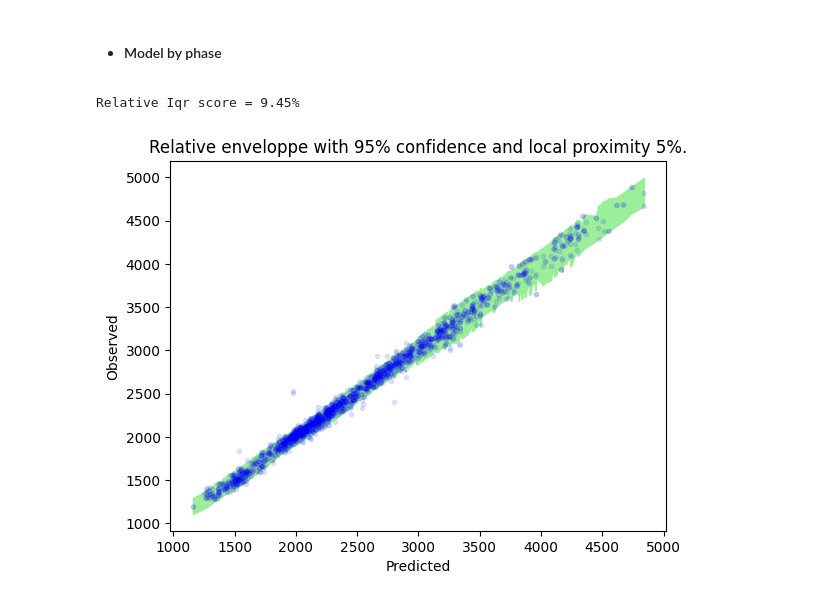
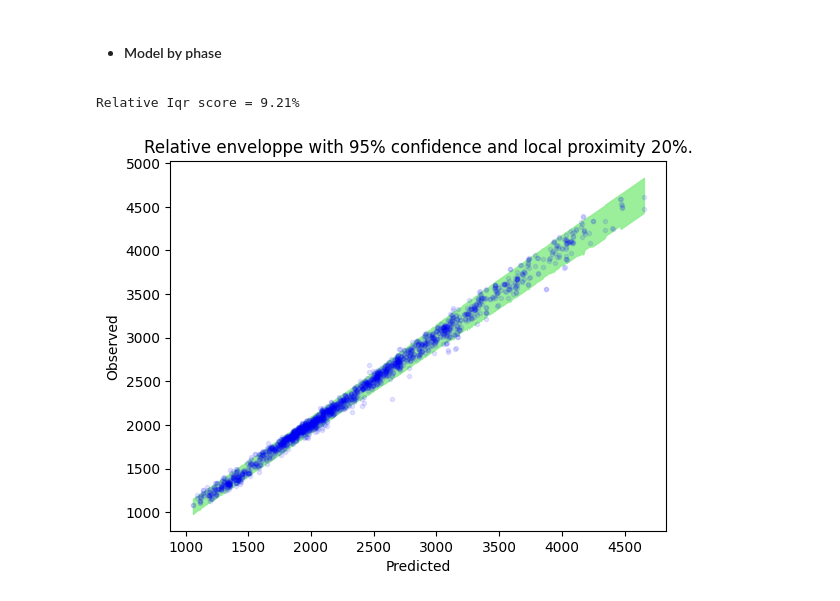
Before and after one commit to jee51/M2DProjet2324, a Jupyter notebook: notebooks/Achille_Work/Achille_conso_fuel_global.ipynb, the cells around one changed output. Drawn from its saved outputs; the diff is of its cells as text; code cells hidden in the pictures.

```diff
--- a/notebooks/Achille_Work/Achille_conso_fuel_global.ipynb
+++ b/notebooks/Achille_Work/Achille_conso_fuel_global.ipynb
@@ -431,8 +435,8 @@ class ModelConsoByPhase:
         if prediction_plot:
             plot_predictions(df, results, phase)
 # %%
-# model = ModelConsoByPhases(acs= [df_train], phases=['climb', 'cruise', 'descend'])
-modelByPhase = ModelConsoByPhase(acs= [df_train], phases='all')
+modelByPhase = ModelConsoByPhase(acs= [df_train], phases=['climb', 'cruise', 'descend'])
+# modelByPhase = ModelConsoByPhase(acs= [df_train], phases='all')
 # %%
 modelByPhase.fit()
 # %%
@@ -537,12 +540,12 @@ Relative Iqr score = 23.71%
 # %% [markdown]
 - #### Model by phase
 # %%
-iqr2 = RelativeIqr(df2['Volume_L'].values, df2['Predictions'].values)
+iqr2 = RelativeIqr(df2['Volume_L'].values, df2['Predictions'].values, p=20)
 print(f"Relative Iqr score = {iqr2.score():.2f}%")
 iqr2.plot()
 # %% [output]
-Relative Iqr score = 9.45%
+Relative Iqr score = 9.21%
-[figure, old version]
+[figure, new version]
 # %%
 MAE1 = mean_absolute_error(df1['Volume_L'], df1['Predictions'])
 MAE2 = mean_absolute_error(df2['Volume_L'], df2['Predictions'])
```
Also changed, not shown: parts of 13 cells of this notebook, 1 other file.
